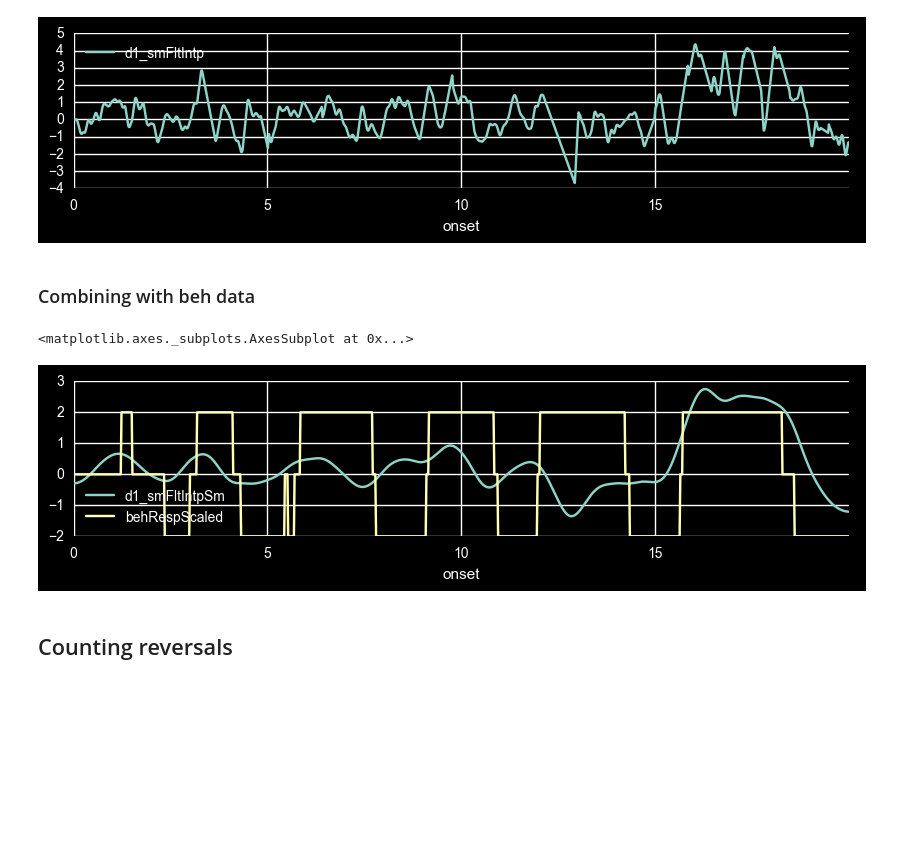
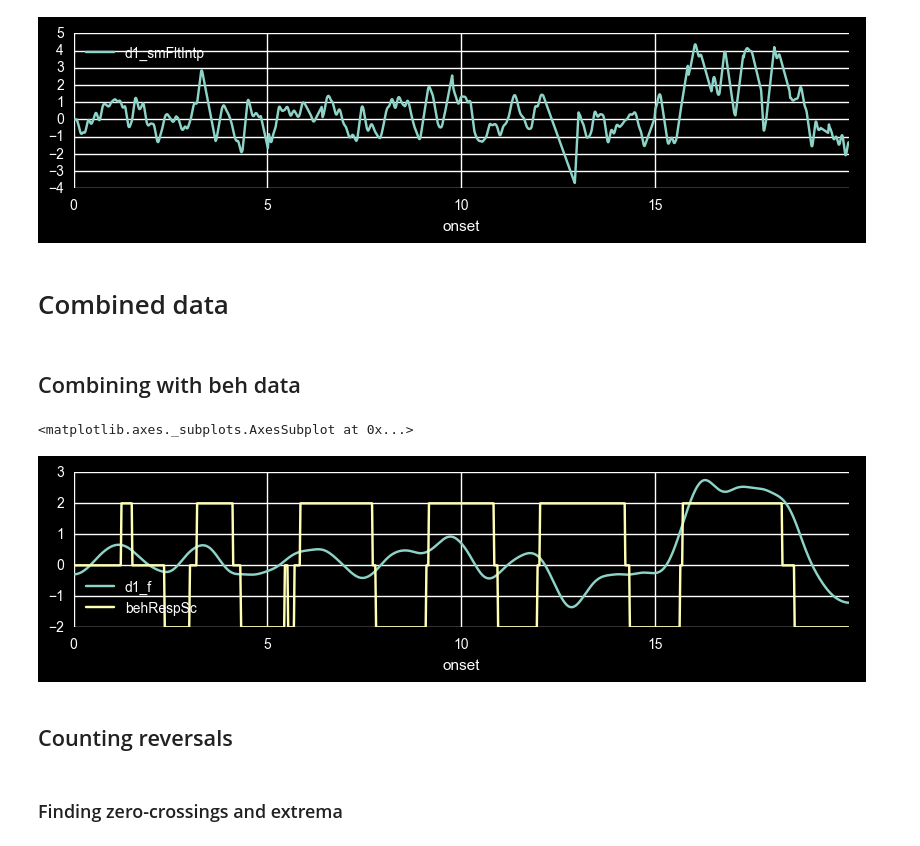
Before and after one commit to egorananyev/dg, a Jupyter notebook: an/em.ipynb, the cells around one changed output. Saved outputs shown, nothing was run; the diff lists cells and outputs as text; code cells hidden in the pictures; blank space fills up the shorter version.

```diff
--- a/an/em.ipynb
+++ b/an/em.ipynb
@@ -17,0 +15,7 @@ eye = 'b' # l=left, r=right, b=both
+# %%
+toi = 0
+eye = 'b' # l=left, r=right, b=both
+thrVa = [5,20] # thresholds for the velocity and acceleration to apply to smoothed V
+# threshold for the prior maximum/minimum
+thrRevV = .46 # magnitude of velocity
+thrRevT = .4 # time
@@ -255,7 +259,7 @@ threshSm = [5,20]
 # %%
 emdf['d1_smFlt'] = emdf.d1_sm
-emdf.ix[emdf.d1_sm>threshSm[0], 'd1_smFlt'] = np.nan #.5
-emdf.ix[emdf.d1_sm<-threshSm[0], 'd1_smFlt'] = np.nan #-.5
+emdf.ix[emdf.d1_sm>thrVa[0], 'd1_smFlt'] = np.nan #.5
+emdf.ix[emdf.d1_sm<-thrVa[0], 'd1_smFlt'] = np.nan #-.5
 emdf.plot(y=['d1_sm','d1_smFlt'], figsize=[10,2])
 #emdf.plot(y=['d1_smFlt'], figsize=[10,2])
 # %% [output]
@@ -263,8 +267,8 @@ emdf.plot(y=['d1_sm','d1_smFlt'], figsize=[10,2])
 [figure]
 # %%
 emdf['d1_smFlt2'] = emdf.d1_smFlt
-emdf.ix[emdf.d2_sm>threshSm[1], 'd1_smFlt2'] = np.nan #.5
-emdf.ix[emdf.d2_sm<-threshSm[1], 'd1_smFlt2'] = np.nan #-.5
+emdf.ix[emdf.d2_sm>thrVa[1], 'd1_smFlt2'] = np.nan #.5
+emdf.ix[emdf.d2_sm<-thrVa[1], 'd1_smFlt2'] = np.nan #-.5
 emdf.plot(y=['d1_smFlt','d1_smFlt2'], figsize=[10,2])
 #emdf.plot(y=['d1_smFlt2'], figsize=[10,2])
 # %% [output]
@@ -279,19 +283,23 @@ emdf.plot(y='d1_smFltIntp', figsize=[10,2])
 <matplotlib.axes._subplots.AxesSubplot at 0x...>
 [figure]
 # %%
-emdf['d1_smFltIntpSm'] = smooth(np.array(emdf.d1_smFltIntp), window_len*9)
+emdf['d1_f'] = smooth(np.array(emdf.d1_smFltIntp), window_len*9)
+# %% [markdown]
+# Combined data
 # %% [markdown]
-### Combining with beh data
+## Combining with beh data
 # %%
 # interpolating beh responses to fit the length of the em data:
 emdf['behResp'] = np.interp(emdf.index,
                             dsContDF.time[dsContDF.row==toi],
                             dsContDF.response[dsContDF.row==toi])
 # scaling behResp for visualization:
-emdf['behRespScaled'] = (emdf.behResp - 90) / (90/2)
-emdf.plot(y=['d1_smFltIntpSm','behRespScaled'], figsize=[10,2])
+emdf['behRespSc'] = (emdf.behResp - 90) / (90/2)
+emdf.plot(y=['d1_f','behRespSc'], figsize=[10,2])
 # %% [output]
 <matplotlib.axes._subplots.AxesSubplot at 0x...>
-[figure, old version]
+[figure, new version]
 # %% [markdown]
 ## Counting reversals
+# %% [markdown]
+### Finding zero-crossings and extrema
```
Also changed, not shown: parts of 7 cells of this notebook.
